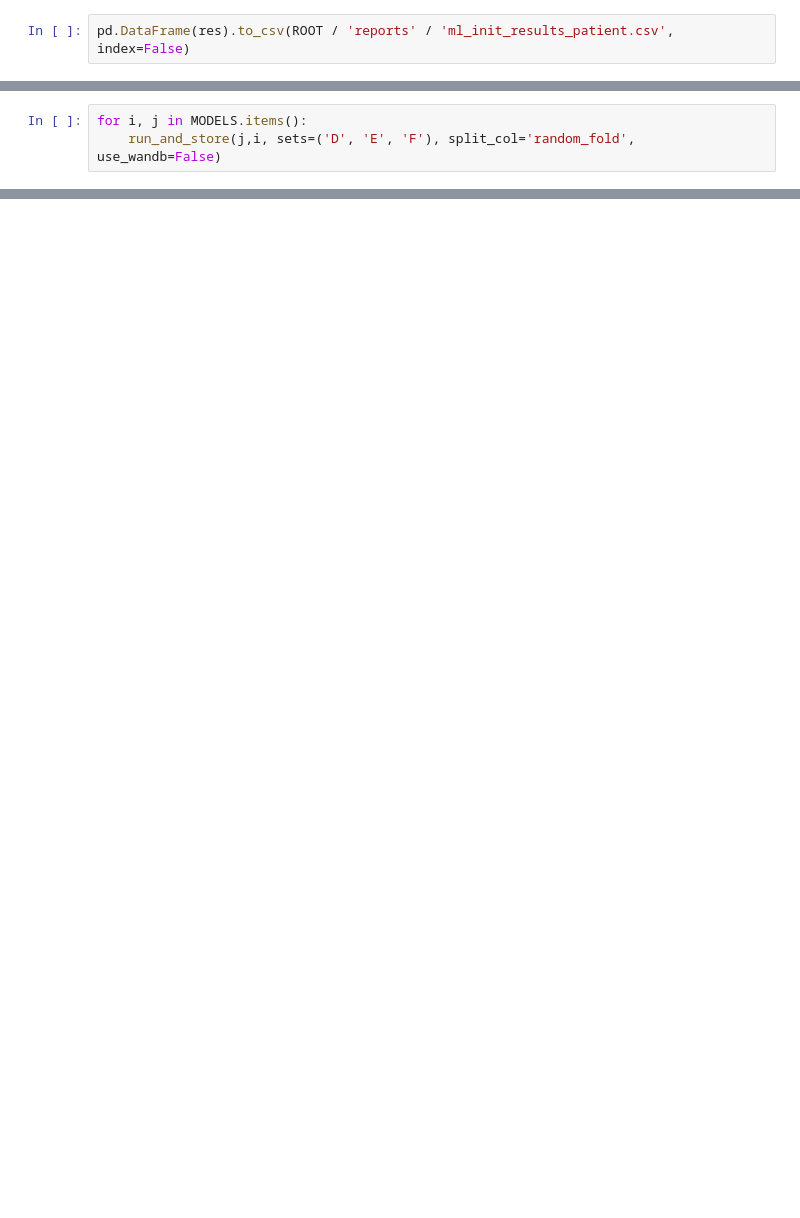
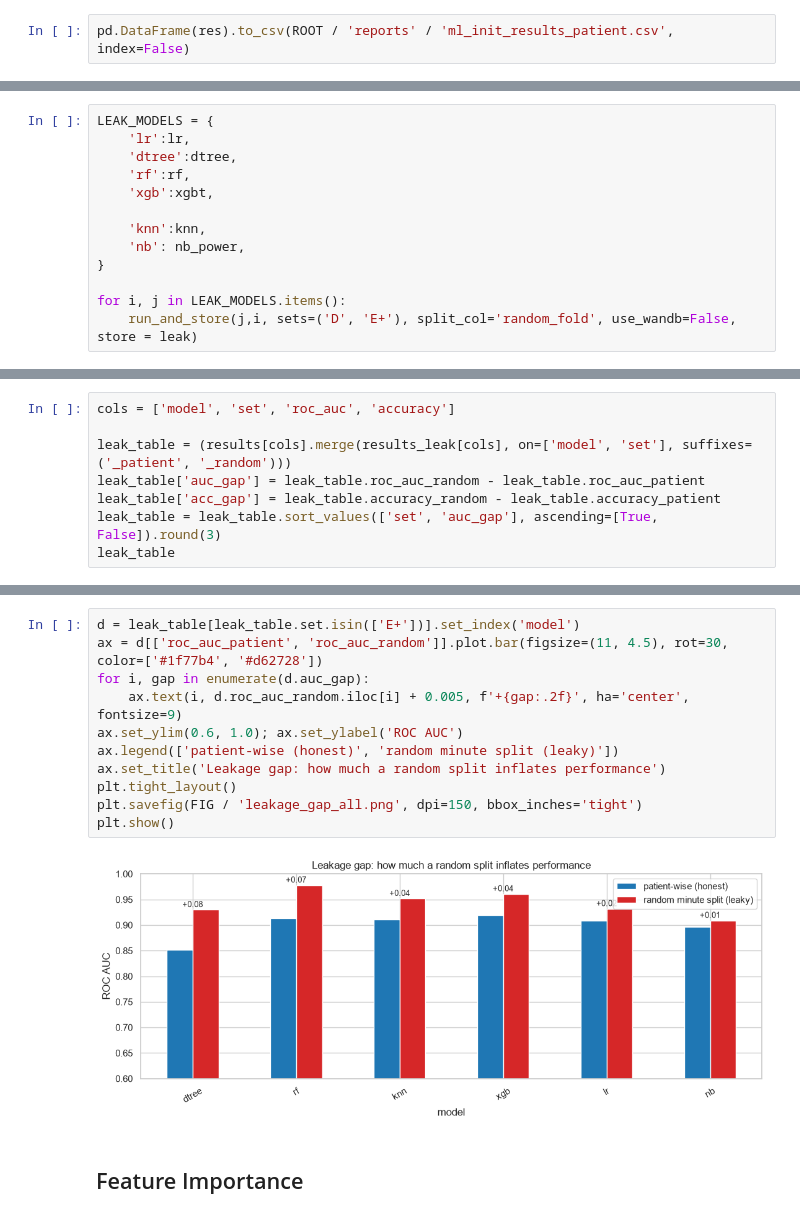
Before and after one commit to MammadHuseyn/apnea-ecg-ml, a Jupyter notebook: notebooks/04_ml_models.ipynb, the cells around one changed output, grey strips where cells are left out. Cells and saved outputs as stored; diff of their text form; blank space fills up the shorter version.

```diff
--- a/notebooks/04_ml_models.ipynb
+++ b/notebooks/04_ml_models.ipynb
@@ -277,5 +319,15 @@ pd.DataFrame(res).to_csv(ROOT / 'reports' / 'ml_init_results_patient.csv', index
 # %%
-for i, j in MODELS.items():
-    run_and_store(j,i, sets=('D', 'E', 'F'), split_col='random_fold', use_wandb=False)
+LEAK_MODELS = {
+    'lr':lr,
+    'dtree':dtree,
+    'rf':rf,
+    'xgb':xgbt,
+
+    'knn':knn,
+    'nb': nb_power,
+}
+
+for i, j in LEAK_MODELS.items():
+    run_and_store(j,i, sets=('D', 'E+'), split_col='random_fold', use_wandb=False, store = leak)
 # %% [output]
 [random_fold | lr_D] Acc=0.7861 Sens=0.7636 Spec=0.8007 F1=0.7377 AUC=0.8591 (thr=0.42, PatAcc=0.714)
@@ -323,0 +361,8 @@ axes[1].set_xlabel("minute"); plt.show()
+# %%
+cols = ['model', 'set', 'roc_auc', 'accuracy']
+
+leak_table = (results[cols].merge(results_leak[cols], on=['model', 'set'], suffixes=('_patient', '_random')))
+leak_table['auc_gap'] = leak_table.roc_auc_random - leak_table.roc_auc_patient
+leak_table['acc_gap'] = leak_table.accuracy_random - leak_table.accuracy_patient
+leak_table = leak_table.sort_values(['set', 'auc_gap'], ascending=[True, False]).round(3)
+leak_table
@@ -323,0 +383,15 @@ axes[1].set_xlabel("minute"); plt.show()
+# %%
+d = leak_table[leak_table.set.isin(['E+'])].set_index('model')
+ax = d[['roc_auc_patient', 'roc_auc_random']].plot.bar(figsize=(11, 4.5), rot=30, color=['#1f77b4', '#d62728'])
+for i, gap in enumerate(d.auc_gap):
+    ax.text(i, d.roc_auc_random.iloc[i] + 0.005, f'+{gap:.2f}', ha='center', fontsize=9)
+ax.set_ylim(0.6, 1.0); ax.set_ylabel('ROC AUC')
+ax.legend(['patient-wise (honest)', 'random minute split (leaky)'])
+ax.set_title('Leakage gap: how much a random split inflates performance')
+plt.tight_layout()
+plt.savefig(FIG / 'leakage_gap_all.png', dpi=150, bbox_inches='tight')
+plt.show()
+# %% [output]
+[figure, added]
+# %% [markdown]
+## Feature Importance
```
Also changed, not shown: parts of 35 cells of this notebook, 53 other files.
